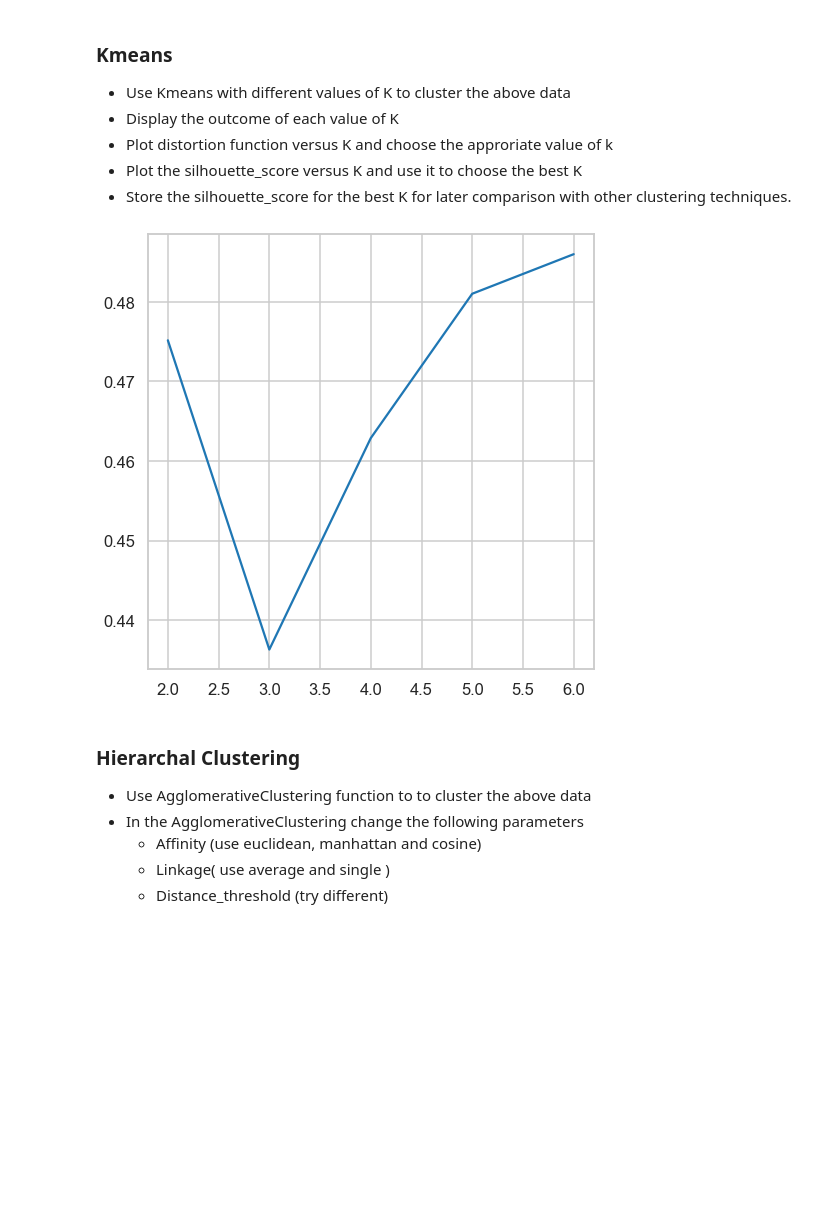
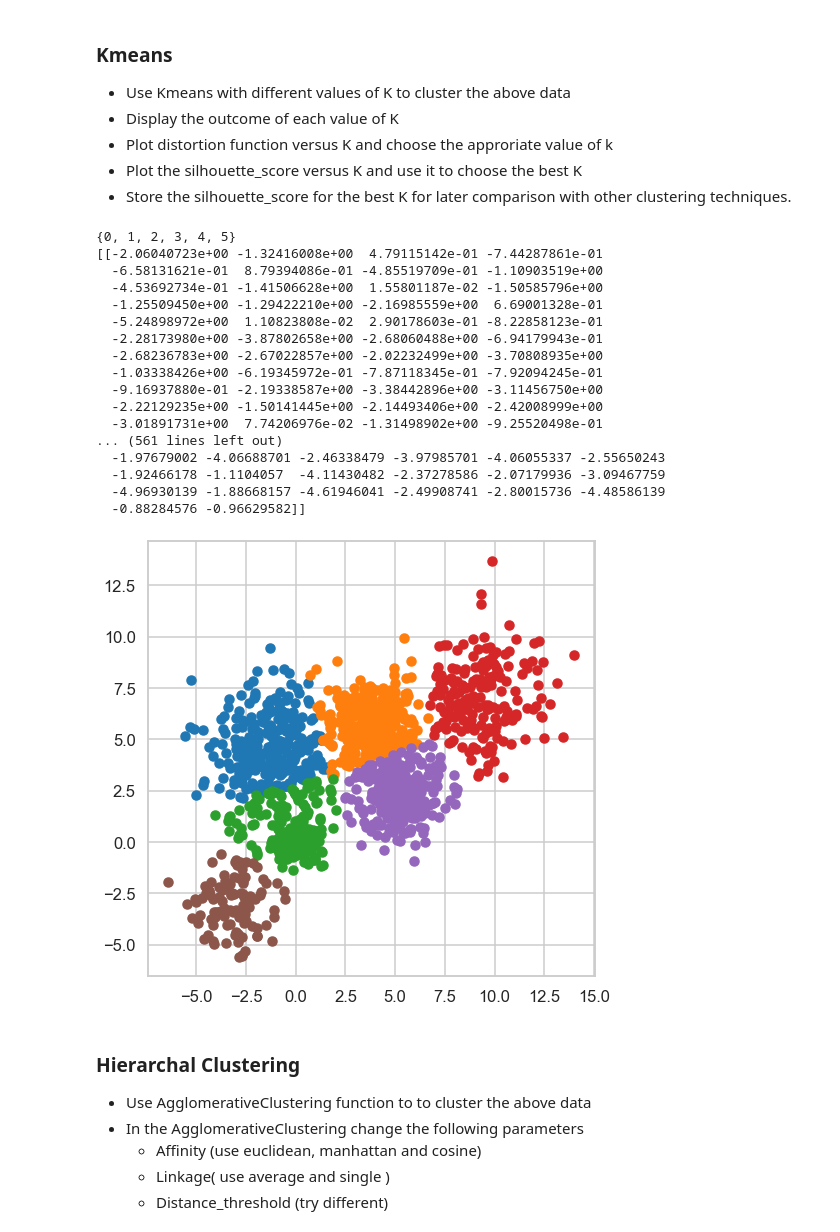
Before and after one commit to ahmednadr/guc-clustering-notebook, a Jupyter notebook: Clustering Project.ipynb, the cells around one changed output. Cells and saved outputs as stored; diff of their text form; code cells hidden in the pictures; blank space fills up the shorter version.

Commit message:
scatter plot kmeans

```diff
--- a/Clustering Project.ipynb
+++ b/Clustering Project.ipynb
@@ -76,24 +76,59 @@ display_cluster(Multi_blob_Data)
 * Plot the silhouette_score versus K and use it to choose the best K
 * Store the silhouette_score for the best K for later comparison with other clustering techniques.
 # %%
-def kmeans(data):
+def kmeans(data,silhouette_plot=False,elbow_plot=False,plot=False):
     from sklearn.cluster import KMeans
     from sklearn.metrics import silhouette_score
 
     ks = [2, 3, 4, 5, 6]
     results = {}
     for k in ks:
         kmeans = KMeans(n_clusters=k)
-        kmeans.fit(data)
-        results[k] = {'model': kmeans, 'silhouette': silhouette_score(data, kmeans.labels_)}
+        ys = kmeans.fit_predict(data)
+        results[k] = {'model': kmeans, "Y" : ys,'silhouette': silhouette_score(data, kmeans.labels_)}
+    if silhouette_plot:
+        si = [i["silhouette"] for i in results.values()]
+        plt.plot(results.keys(),si)
+        plt.show()
+    if elbow_plot:
+        from yellowbrick.cluster import KElbowVisualizer
+        visualizer = KElbowVisualizer(KMeans, k=(1, 10), timings=False)
+        visualizer.fit(data)
+        visualizer.show()
+    if plot:
+        import operator
+        tmp  = [r for r in results.values() if r["silhouette"] is not None]
+        tmp.sort(key=operator.itemgetter('silhouette'))
+        ys = tmp[-1]["Y"]
+        set_cluster = set(ys)
+        for c in set_cluster:
+            plot_points = np.array([list(data[idx]) for idx,val in enumerate(ys) if val == c])
+            plot_points = np.transpose(plot_points)
+            plt.scatter(plot_points[0],plot_points[1])
+        plt.show()
+
     return results
 
-r = kmeans(Multi_blob_Data)
-si = [i["silhouette"] for i in r.values()]
-plt.plot(r.keys(),si)
-plt.show()
+r = kmeans(Multi_blob_Data,plot=True)
 # %% [output]
+{0, 1, 2, 3, 4, 5}
+[[-2.06040723e+00 -1.32416008e+00  4.79115142e-01 -7.44287861e-01
+  -6.58131621e-01  8.79394086e-01 -4.85519709e-01 -1.10903519e+00
+  -4.53692734e-01 -1.41506628e+00  1.55801187e-02 -1.50585796e+00
+  -1.25509450e+00 -1.29422210e+00 -2.16985559e+00  6.69001328e-01
+  -5.24898972e+00  1.10823808e-02  2.90178603e-01 -8.22858123e-01
+  -2.28173980e+00 -3.87802658e+00 -2.68060488e+00 -6.94179943e-01
+  -2.68236783e+00 -2.67022857e+00 -2.02232499e+00 -3.70808935e+00
+  -1.03338426e+00 -6.19345972e-01 -7.87118345e-01 -7.92094245e-01
+  -9.16937880e-01 -2.19338587e+00 -3.38442896e+00 -3.11456750e+00
+  -2.22129235e+00 -1.50141445e+00 -2.14493406e+00 -2.42008999e+00
+  -3.01891731e+00  7.74206976e-02 -1.31498902e+00 -9.25520498e-01
+... (561 lines left out)
+  -1.97679002 -4.06688701 -2.46338479 -3.97985701 -4.06055337 -2.55650243
+  -1.92466178 -1.1104057  -4.11430482 -2.37278586 -2.07179936 -3.09467759
+  -4.96930139 -1.88668157 -4.61946041 -2.49908741 -2.80015736 -4.48586139
+  -0.88284576 -0.96629582]]
-[figure, old version]
+[figure, new version]
 # %% [markdown]
 ### Hierarchal Clustering
 * Use AgglomerativeClustering function to  to cluster the above data
```
Also changed, not shown: parts of 7 cells of this notebook.
